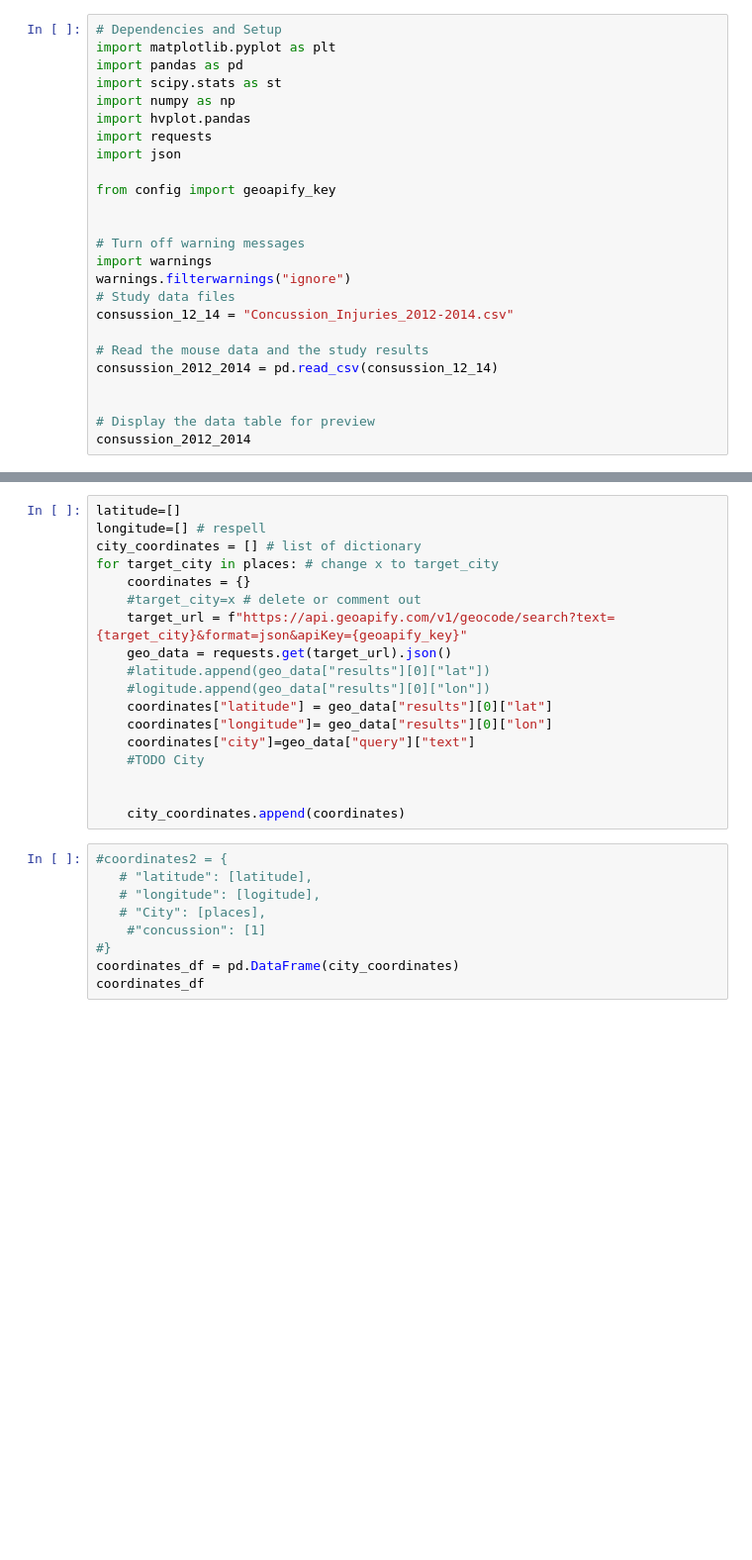
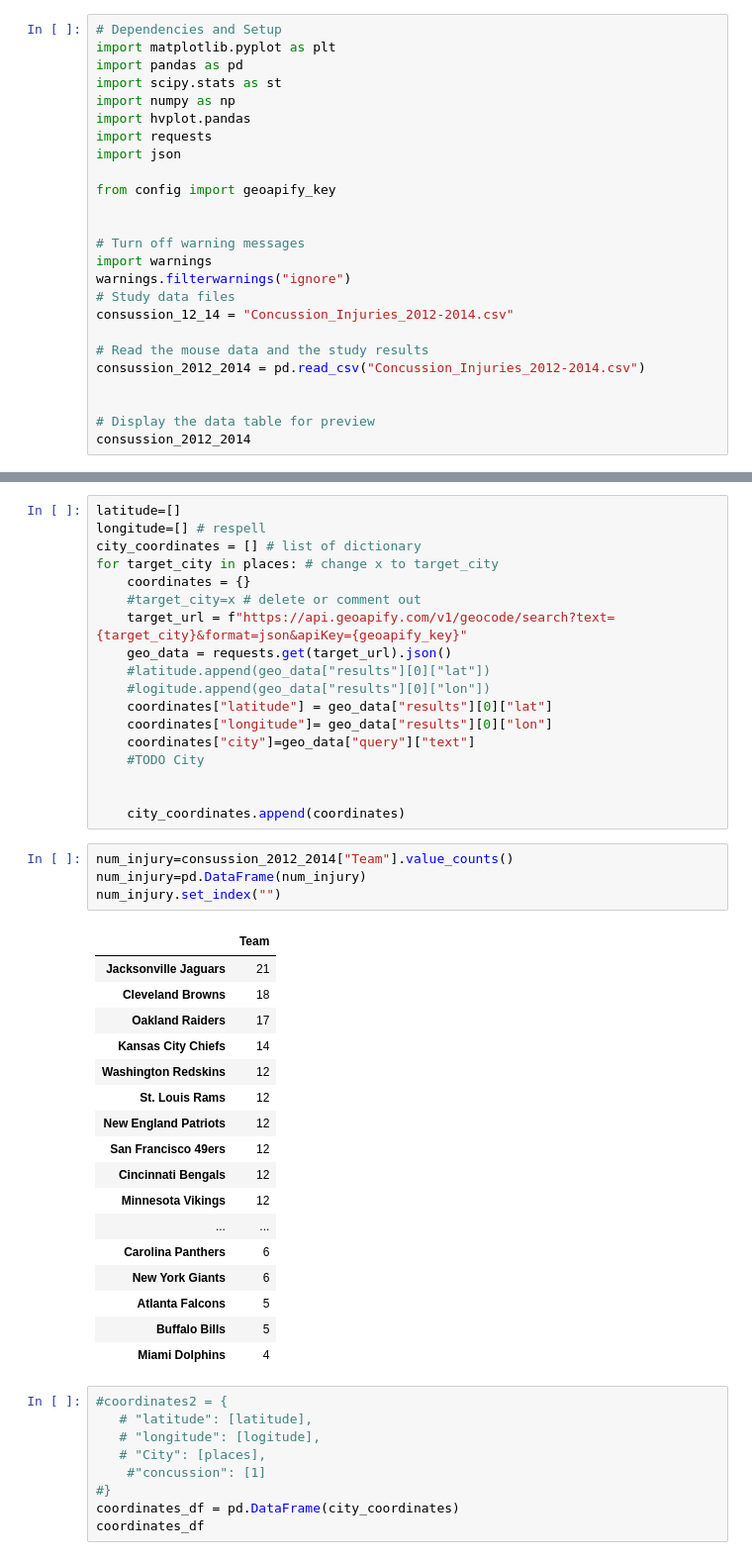
Before and after one commit to DunieCarrasco/nfl_concussion_analysis, a Jupyter notebook: api_map.ipynb, the cells around one changed output, grey strips where cells are left out. Shown: that part at 99% size. Saved outputs shown, nothing was run; the diff lists cells and outputs as text; blank space fills up the shorter version.

Commit message:
Added code for number of concussions

```diff
--- a/api_map.ipynb
+++ b/api_map.ipynb
@@ -20,7 +20,7 @@ warnings.filterwarnings("ignore")
 consussion_12_14 = "Concussion_Injuries_2012-2014.csv"
 
 # Read the mouse data and the study results
-consussion_2012_2014 = pd.read_csv(consussion_12_14)
+consussion_2012_2014 = pd.read_csv("Concussion_Injuries_2012-2014.csv")
 
 
 # Display the data table for preview
@@ -243,6 +258,28 @@ for target_city in places: # change x to target_city
 
 
     city_coordinates.append(coordinates)
+# %%
+num_injury=consussion_2012_2014["Team"].value_counts()
+num_injury=pd.DataFrame(num_injury)
+num_injury.set_index("")
+# %% [output]
+|  | Team |
+| Jacksonville Jaguars | 21 |
+| Cleveland Browns | 18 |
+| Oakland Raiders | 17 |
+| Kansas City Chiefs | 14 |
+| Washington Redskins | 12 |
+| St. Louis Rams | 12 |
+| New England Patriots | 12 |
+| San Francisco 49ers | 12 |
+| Cincinnati Bengals | 12 |
+| Minnesota Vikings | 12 |
+| ... | ... |
+| Carolina Panthers | 6 |
+| New York Giants | 6 |
+| Atlanta Falcons | 5 |
+| Buffalo Bills | 5 |
+| Miami Dolphins | 4 |
 # %%
 #coordinates2 = {
    # "latitude": [latitude],
```
Also changed, not shown: parts of 1 cell of this notebook.
